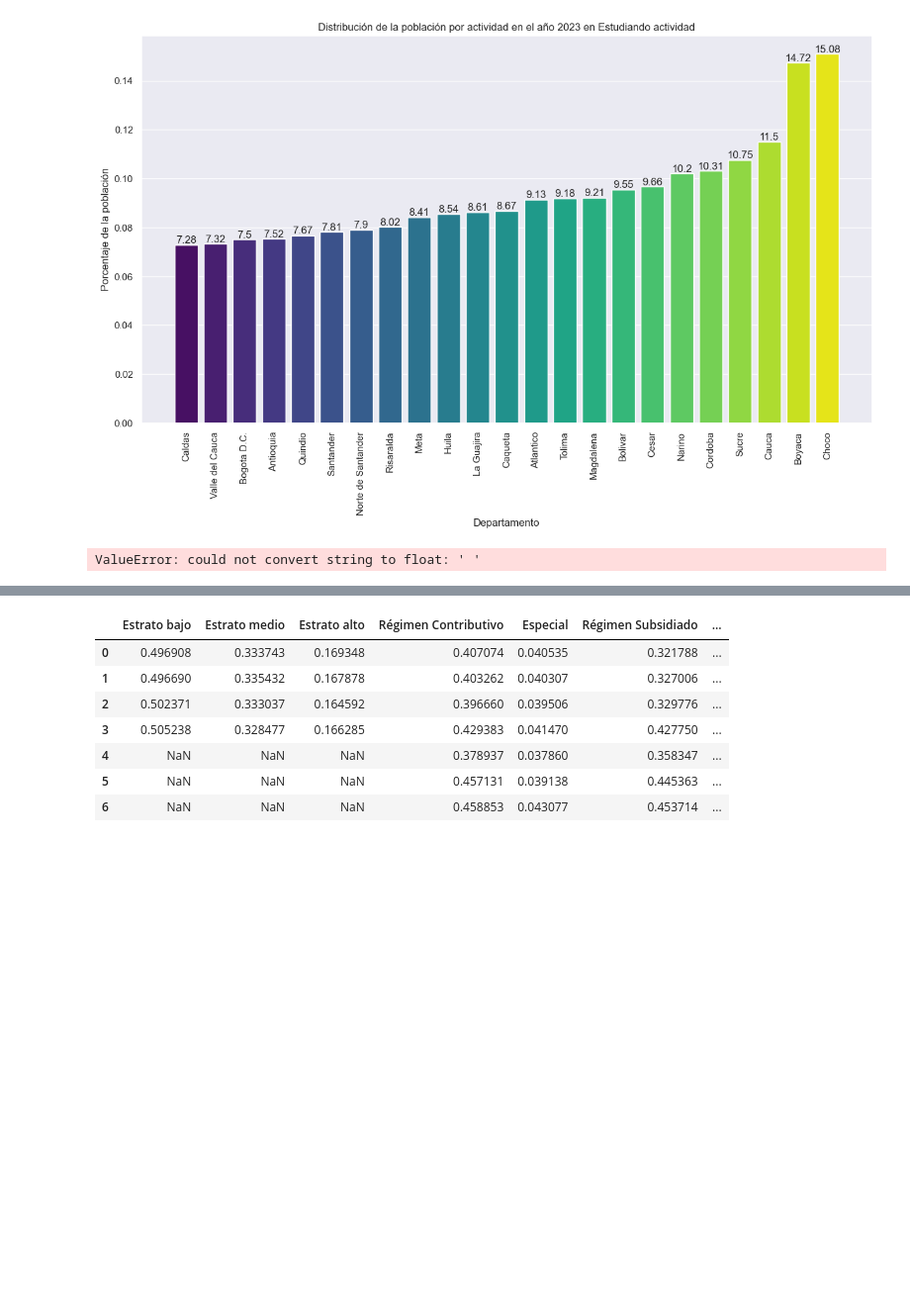
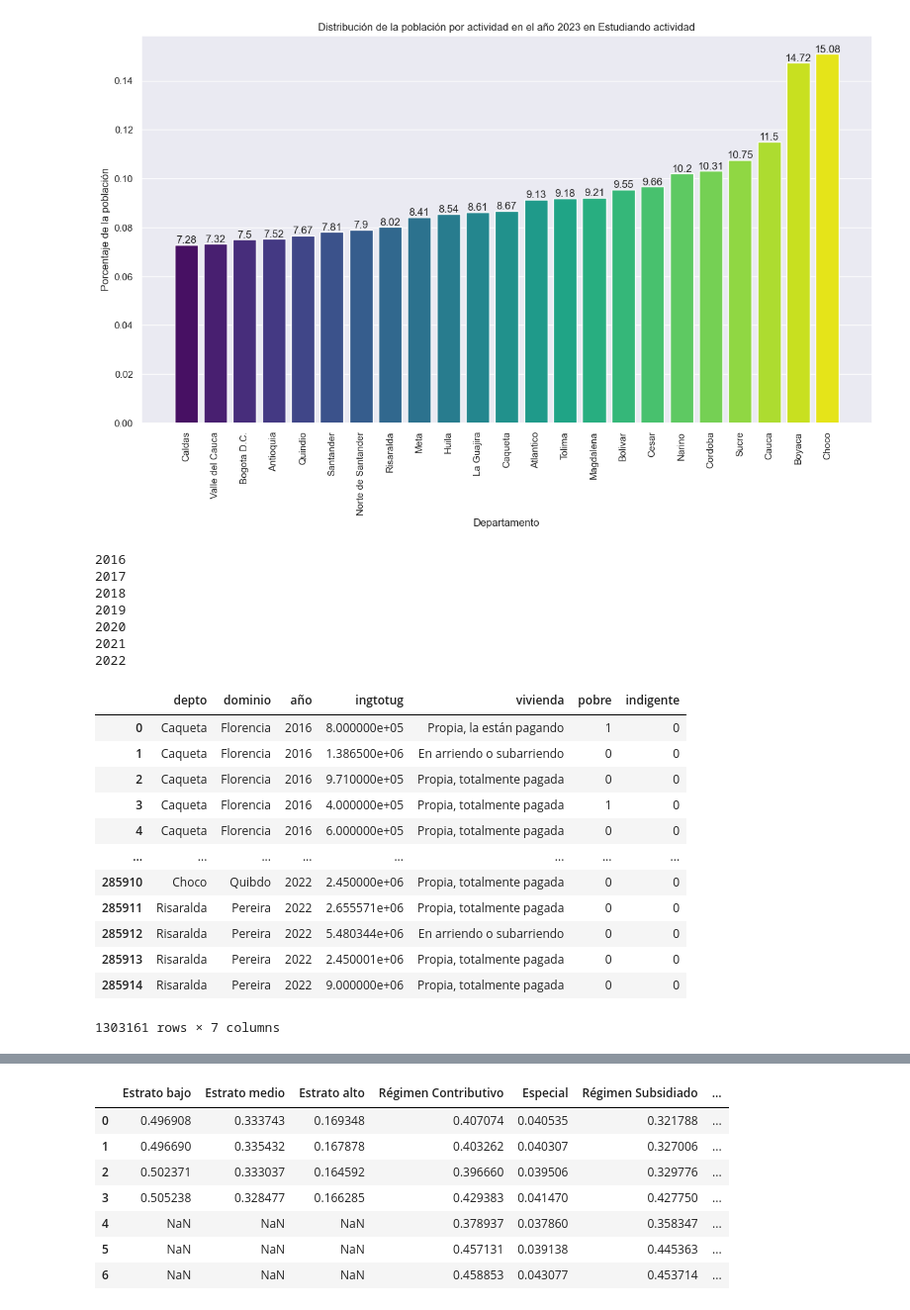
Before and after one commit to dalejandroabel/NASA-Space-Apps, a Jupyter notebook: notebooks/national.ipynb, the cells around one changed output, grey strips where cells are left out. Shown at 99% size. Cells and saved outputs as stored; diff of their text form; code cells hidden in the pictures; blank space fills up the shorter version.

```diff
--- a/notebooks/national.ipynb
+++ b/notebooks/national.ipynb
@@ -509,12 +509,14 @@ def filter_dataset_home(df, deptos, year, remove_accents):
 
     # Add the year column
     df['año'] = year
-    print(year)
 
     # Clean data
     if df['ingtotug'].dtype != float:
         df["ingtotug"] = [x.replace(",", ".") for x in df["ingtotug"]]
-    df["ingtotug"] = df["ingtotug"].astype(float)
+        # Convert non-numeric values to NaN, then convert to float
+        df['ingtotug'] = pd.to_numeric(df['ingtotug'], errors='coerce')
+        df['ingtotug'] = df["ingtotug"].astype(float)
+
     df['vivienda'] = df['p5090']
 
     df = df[['depto', 'dominio', 'año', 'ingtotug', 'vivienda', 'pobre', 'indigente']]
@@ -524,12 +526,3 @@ def filter_datasets_home(dfs, deptos, years, remove_accents, filter_dataset_peop
     df_16, df_17, df_18, df_19, df_20, df_21, df_22 = [filter_dataset_home(dfs[i], deptos, years[i], remove_accents) for i in range(len(dfs))]
     df = pd.concat([df_16, df_17, df_18, df_19, df_20, df_21, df_22])
     return df
-# %%
-def replace_dataset_home(df):
-    df['regimen'] = df['regimen'].replace({'1': 'Contributivo', '2': 'Especial', '3': 'Subsidiado', '9': 'No sabe, no informa'})
-    df['regimen'] = df['regimen'].replace({1.0: 'Contributivo', 2.0: 'Especial', 3.0: 'Subsidiado', 9.0: 'No sabe, no informa'})
-    df['actividad'] = df['actividad'].replace({'1': 'Trabajando', '2': 'Buscando trabajo', '3': 'Estudiando', '4': 'Oficios del hogar', '5': 'Incapacitado permanente', '6': 'Otra actividad'})
-    df['actividad'] = df['actividad'].replace({1.0: 'Trabajando', 2.0: 'Buscando trabajo', 3.0: 'Estudiando', 4.0: 'Oficios del hogar', 5.0: 'Incapacitado permanente', 6.0: 'Otra actividad'})
-    df['educacion'] = df['educacion'].replace({'1': 'Ninguno', '2': 'Preescolar', '3': 'Básica primaria', '4': 'Básica secundaria', '5': 'Media', '6': 'Superior o Universitaria', '9': 'No sabe, no informa'})
-    df['educacion'] = df['educacion'].replace({1.0: 'Ninguno', 2.0: 'Preescolar', 3.0: 'Básica primaria', 4.0: 'Básica secundaria', 5.0: 'Media', 6.0: 'Superior o Universitaria', 9.0: 'No sabe, no informa'})
-    return df
@@ -539,4 +537,10 @@ years = list(range(2016,2023))
 # %%
 df_hog = filter_datasets_home(dfs, deptos, years, remove_accents, filter_dataset_people)
 # %% [output]
-ValueError: could not convert string to float: ' '
+2016
+2017
+2018
+2019
+2020
+2021
+2022
@@ -542,0 +549,16 @@ ValueError: could not convert string to float: ' '
+# %%
+df_hog
+# %% [output]
+|  | depto | dominio | año | ingtotug | vivienda | pobre | indigente |
+| 0 | Caqueta | Florencia | 2016 | 8.000000e+05 | Propia, la están pagando | 1 | 0 |
+| 1 | Caqueta | Florencia | 2016 | 1.386500e+06 | En arriendo o subarriendo | 0 | 0 |
+| 2 | Caqueta | Florencia | 2016 | 9.710000e+05 | Propia, totalmente pagada | 0 | 0 |
+| 3 | Caqueta | Florencia | 2016 | 4.000000e+05 | Propia, totalmente pagada | 1 | 0 |
+| 4 | Caqueta | Florencia | 2016 | 6.000000e+05 | Propia, totalmente pagada | 0 | 0 |
+| ... | ... | ... | ... | ... | ... | ... | ... |
+| 285910 | Choco | Quibdo | 2022 | 2.450000e+06 | Propia, totalmente pagada | 0 | 0 |
+| 285911 | Risaralda | Pereira | 2022 | 2.655571e+06 | Propia, totalmente pagada | 0 | 0 |
+| 285912 | Risaralda | Pereira | 2022 | 5.480344e+06 | En arriendo o subarriendo | 0 | 0 |
+| 285913 | Risaralda | Pereira | 2022 | 2.450001e+06 | Propia, totalmente pagada | 0 | 0 |
+| 285914 | Risaralda | Pereira | 2022 | 9.000000e+06 | Propia, totalmente pagada | 0 | 0 |
+1303161 rows × 7 columns
```
Also changed, not shown: parts of 13 cells of this notebook, 3 other files.
